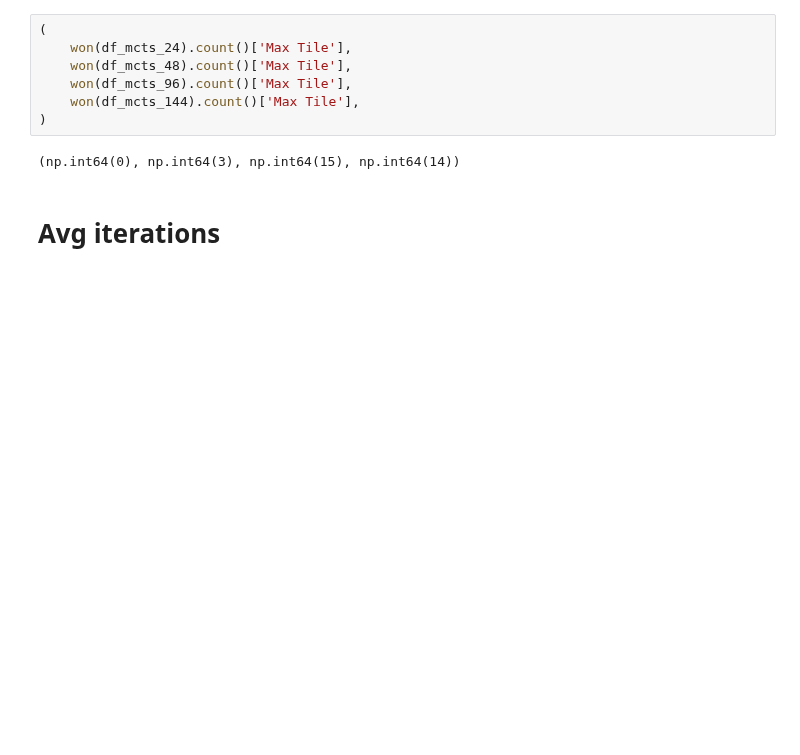
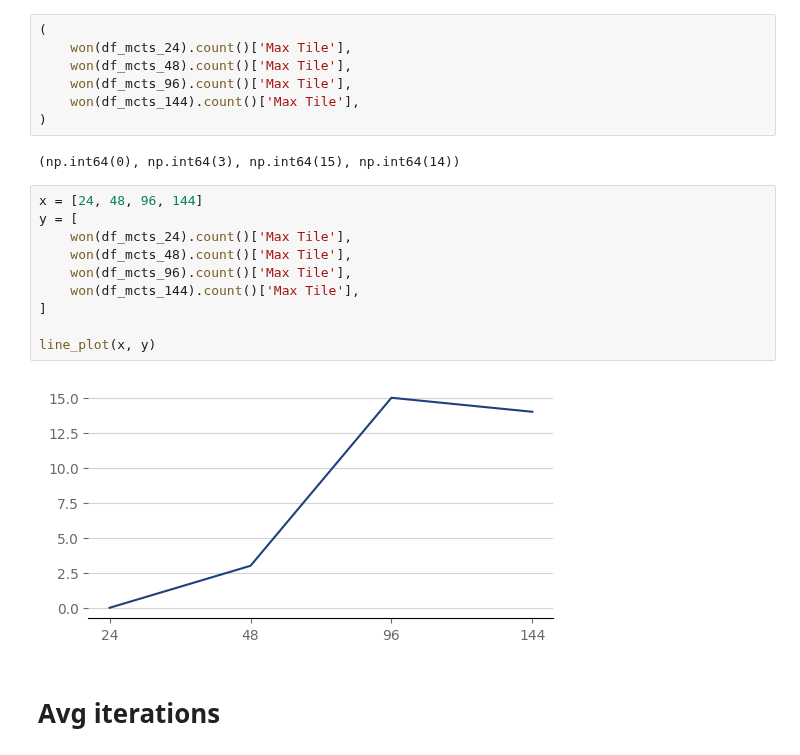
Before and after one commit to PSU-AI801-Group1-Fall-2024/2048-experiments, a Jupyter notebook: data-synthensis.ipynb, the cells around one changed output. Drawn from its saved outputs; the diff is of its cells as text; blank space fills up the shorter version.

```diff
--- a/data-synthensis.ipynb
+++ b/data-synthensis.ipynb
@@ -85,6 +123,18 @@ np.int64(0)
 )
 # %% [output]
 (np.int64(0), np.int64(3), np.int64(15), np.int64(14))
+# %%
+x = [24, 48, 96, 144]
+y = [
+    won(df_mcts_24).count()['Max Tile'],
+    won(df_mcts_48).count()['Max Tile'],
+    won(df_mcts_96).count()['Max Tile'],
+    won(df_mcts_144).count()['Max Tile'],
+]
+
+line_plot(x, y)
+# %% [output]
+[figure, added]
 # %% [markdown]
 # Avg iterations
 # %%
```
Also changed, not shown: parts of 10 cells of this notebook.
